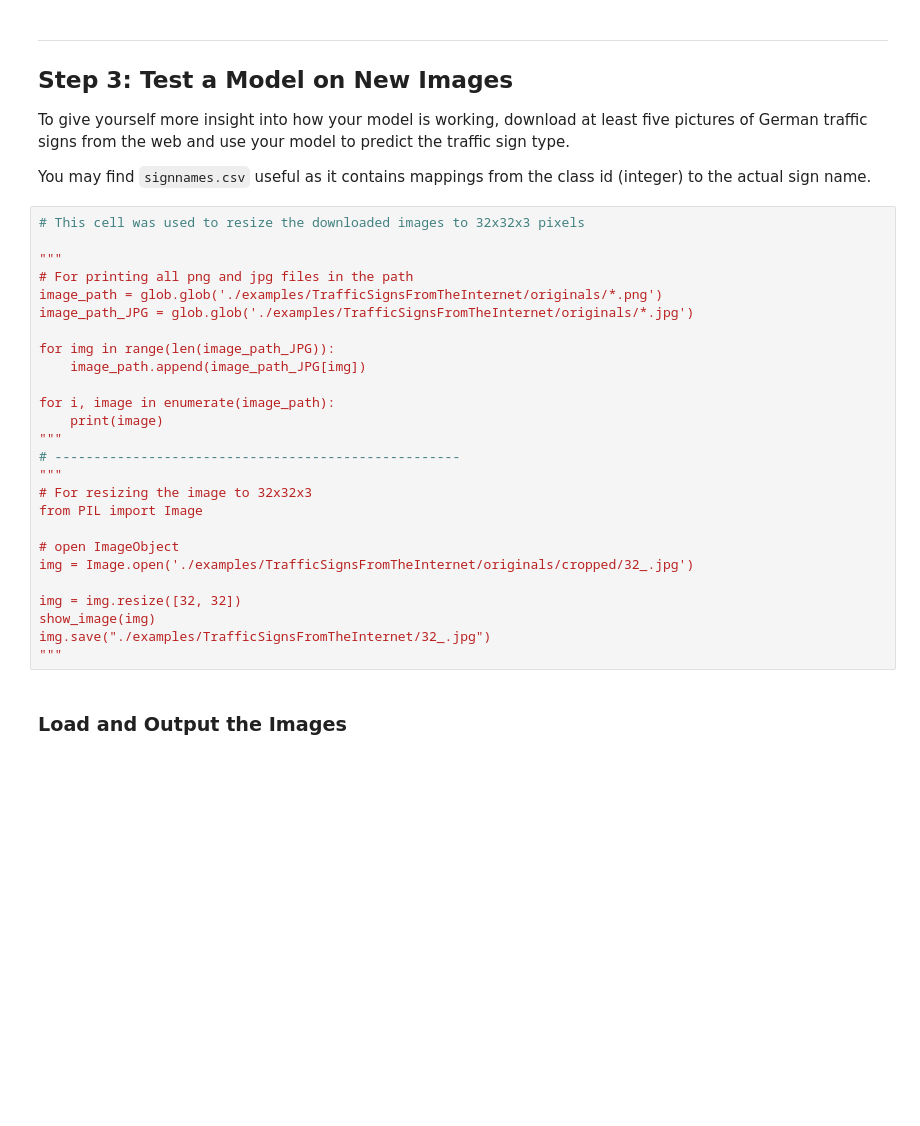
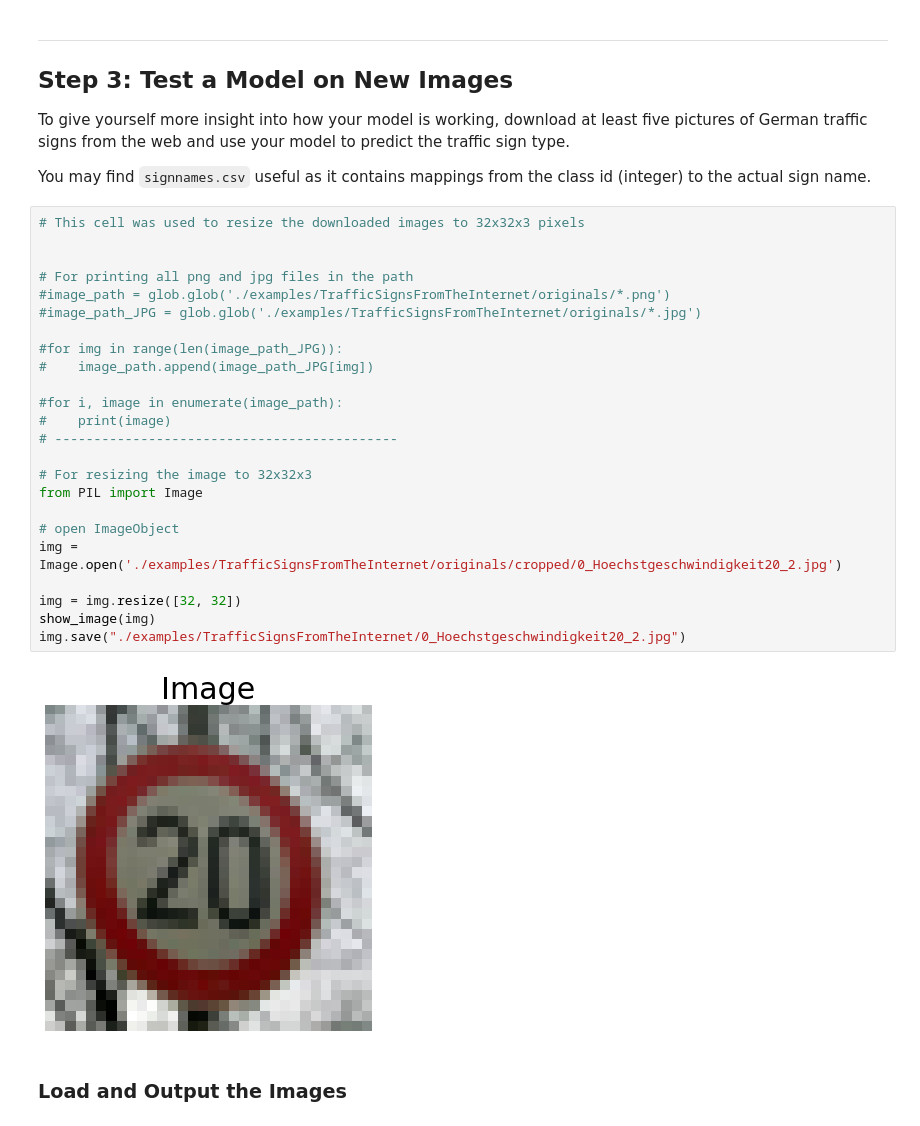
Before and after one commit to chrMenzel/CarND-Traffic-Sign-Classifier-Project-master, a Jupyter notebook: CarND-Traffic-Sign-Classifier-Project-master/Traffic_Sign_Classifier.ipynb, the cells around one changed output. Drawn from its saved outputs; the diff is of its cells as text; blank space fills up the shorter version.

```diff
--- a/CarND-Traffic-Sign-Classifier-Project-master/Traffic_Sign_Classifier.ipynb
+++ b/CarND-Traffic-Sign-Classifier-Project-master/Traffic_Sign_Classifier.ipynb
@@ -597,29 +651,29 @@ You may find `signnames.csv` useful as it contains mappings from the class id (i
 # %%
 # This cell was used to resize the downloaded images to 32x32x3 pixels
 
-"""
+
 # For printing all png and jpg files in the path
-image_path = glob.glob('./examples/TrafficSignsFromTheInternet/originals/*.png')
-image_path_JPG = glob.glob('./examples/TrafficSignsFromTheInternet/originals/*.jpg')
+#image_path = glob.glob('./examples/TrafficSignsFromTheInternet/originals/*.png')
+#image_path_JPG = glob.glob('./examples/TrafficSignsFromTheInternet/originals/*.jpg')
 
-for img in range(len(image_path_JPG)):
-    image_path.append(image_path_JPG[img])
+#for img in range(len(image_path_JPG)):
+#    image_path.append(image_path_JPG[img])
 
-for i, image in enumerate(image_path):
-    print(image)
-"""
-# ----------------------------------------------------
-"""
+#for i, image in enumerate(image_path):
+#    print(image)
+# --------------------------------------------
+
 # For resizing the image to 32x32x3
 from PIL import Image
 
 # open ImageObject
-img = Image.open('./examples/TrafficSignsFromTheInternet/originals/cropped/32_.jpg')
+img = Image.open('./examples/TrafficSignsFromTheInternet/originals/cropped/0_Hoechstgeschwindigkeit20_2.jpg')
 
 img = img.resize([32, 32])
 show_image(img)
-img.save("./examples/TrafficSignsFromTheInternet/32_.jpg")
-"""
+img.save("./examples/TrafficSignsFromTheInternet/0_Hoechstgeschwindigkeit20_2.jpg")
+# %% [output]
+[figure, added]
 # %% [markdown]
 ### Load and Output the Images
 # %%
```
Also changed, not shown: parts of 18 cells of this notebook, 14 other files.
